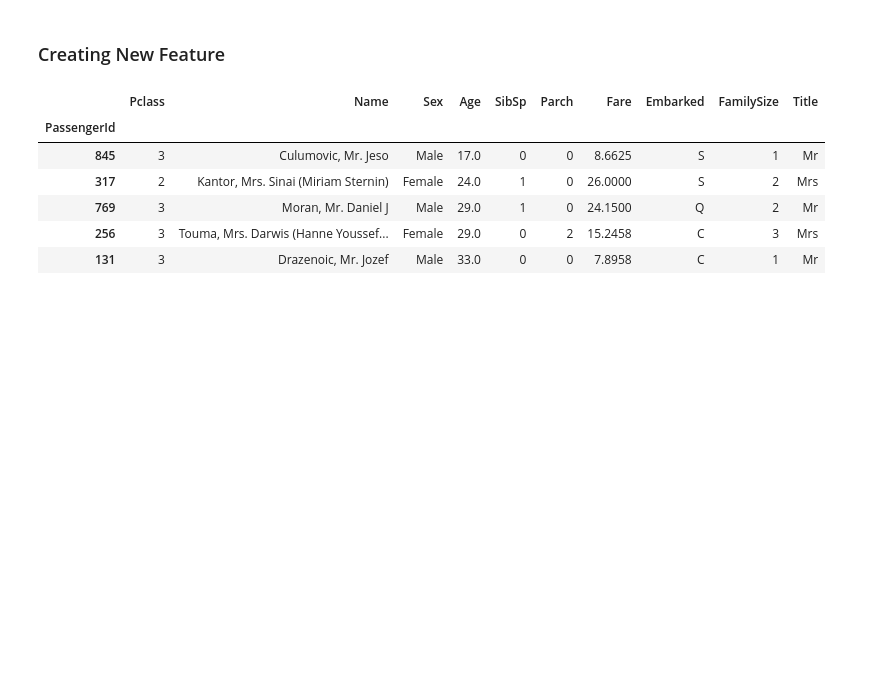
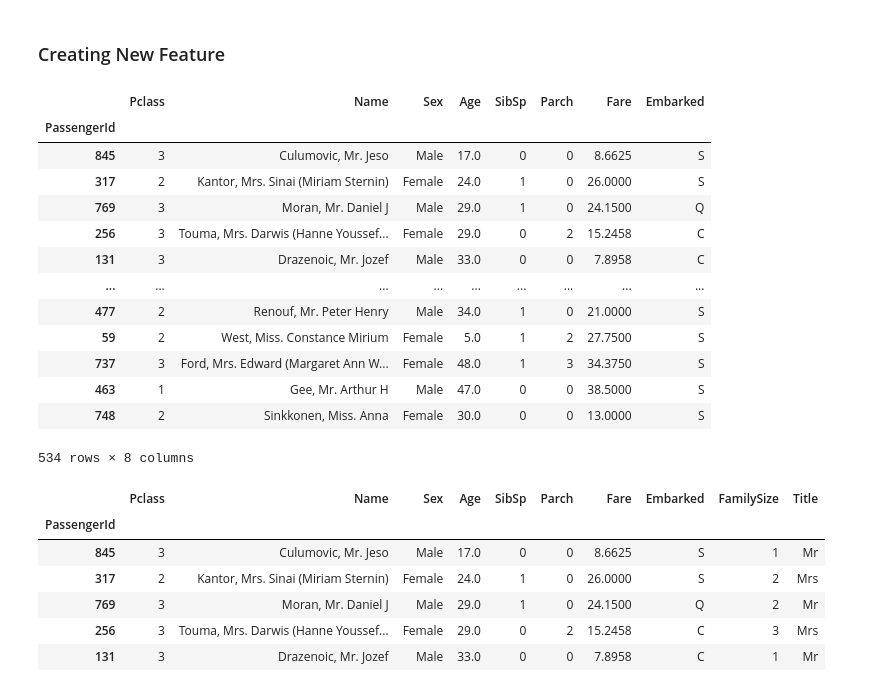
Before and after one commit to shamaseen/machine-learning-with-qafzah, a Jupyter notebook: notebooks/end_to_end_machine_learning_project_workflow.ipynb, the cells around one changed output. Cells and saved outputs as stored; diff of their text form; code cells hidden in the pictures; blank space fills up the shorter version.

```diff
--- a/notebooks/end_to_end_machine_learning_project_workflow.ipynb
+++ b/notebooks/end_to_end_machine_learning_project_workflow.ipynb
@@ -626,7 +625,7 @@ Number of rows filtered out:
 # %% [markdown]
 ### Replace and Map Categories to Fix Them
 # %%
-X_train['Sex'] = X_train['Sex'].replace({'male': 'Male', 'female': 'Female', 'F': 'Female', 'M': 'Male'})
+X_train['Sex'] = X_train['Sex'].replace({'male': 'Male', 'female': 'Female', 'F': 'Female','f': 'Female', 'M': 'Male', 'm': 'Male'})
 
 print("\nUnique values in the 'Sex' column after mapping:")
 print(X_train['Sex'].unique())
@@ -837,6 +836,23 @@ Embarked    0
 dtype: int64
 # %% [markdown]
 ### Creating New Feature
+# %%
+X_train
+# %% [output]
+|  | Pclass | Name | Sex | Age | SibSp | Parch | Fare | Embarked |
+| PassengerId |  |  |  |  |  |  |  |  |
+| 845 | 3 | Culumovic, Mr. Jeso | Male | 17.0 | 0 | 0 | 8.6625 | S |
+| 317 | 2 | Kantor, Mrs. Sinai (Miriam Sternin) | Female | 24.0 | 1 | 0 | 26.0000 | S |
+| 769 | 3 | Moran, Mr. Daniel J | Male | 29.0 | 1 | 0 | 24.1500 | Q |
+| 256 | 3 | Touma, Mrs. Darwis (Hanne Youssef... | Female | 29.0 | 0 | 2 | 15.2458 | C |
+| 131 | 3 | Drazenoic, Mr. Jozef | Male | 33.0 | 0 | 0 | 7.8958 | C |
+| ... | ... | ... | ... | ... | ... | ... | ... | ... |
+| 477 | 2 | Renouf, Mr. Peter Henry | Male | 34.0 | 1 | 0 | 21.0000 | S |
+| 59 | 2 | West, Miss. Constance Mirium | Female | 5.0 | 1 | 2 | 27.7500 | S |
+| 737 | 3 | Ford, Mrs. Edward (Margaret Ann W... | Female | 48.0 | 1 | 3 | 34.3750 | S |
+| 463 | 1 | Gee, Mr. Arthur H | Male | 47.0 | 0 | 0 | 38.5000 | S |
+| 748 | 2 | Sinkkonen, Miss. Anna | Female | 30.0 | 0 | 0 | 13.0000 | S |
+534 rows × 8 columns
 # %%
 X_train['FamilySize'] = X_train['SibSp'] + X_train['Parch'] + 1
 
```
Also changed, not shown: parts of 15 cells of this notebook, 5 other files.
